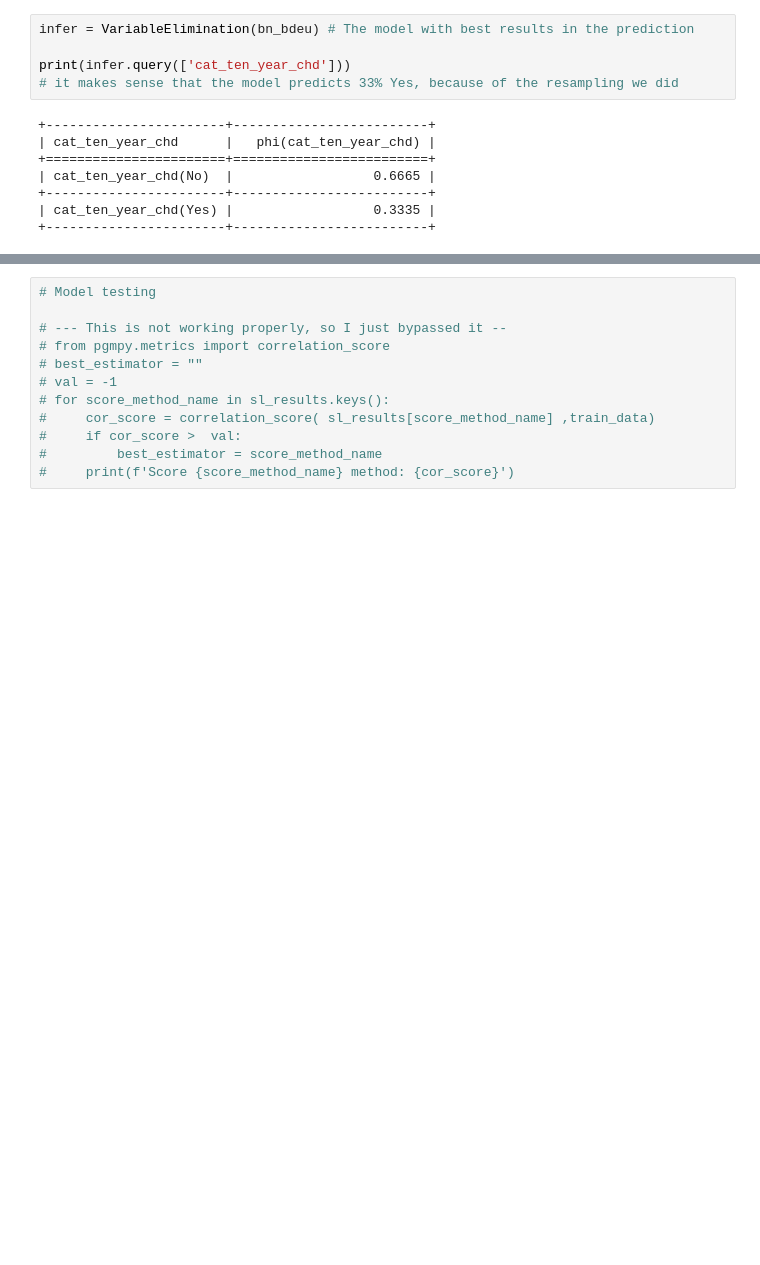
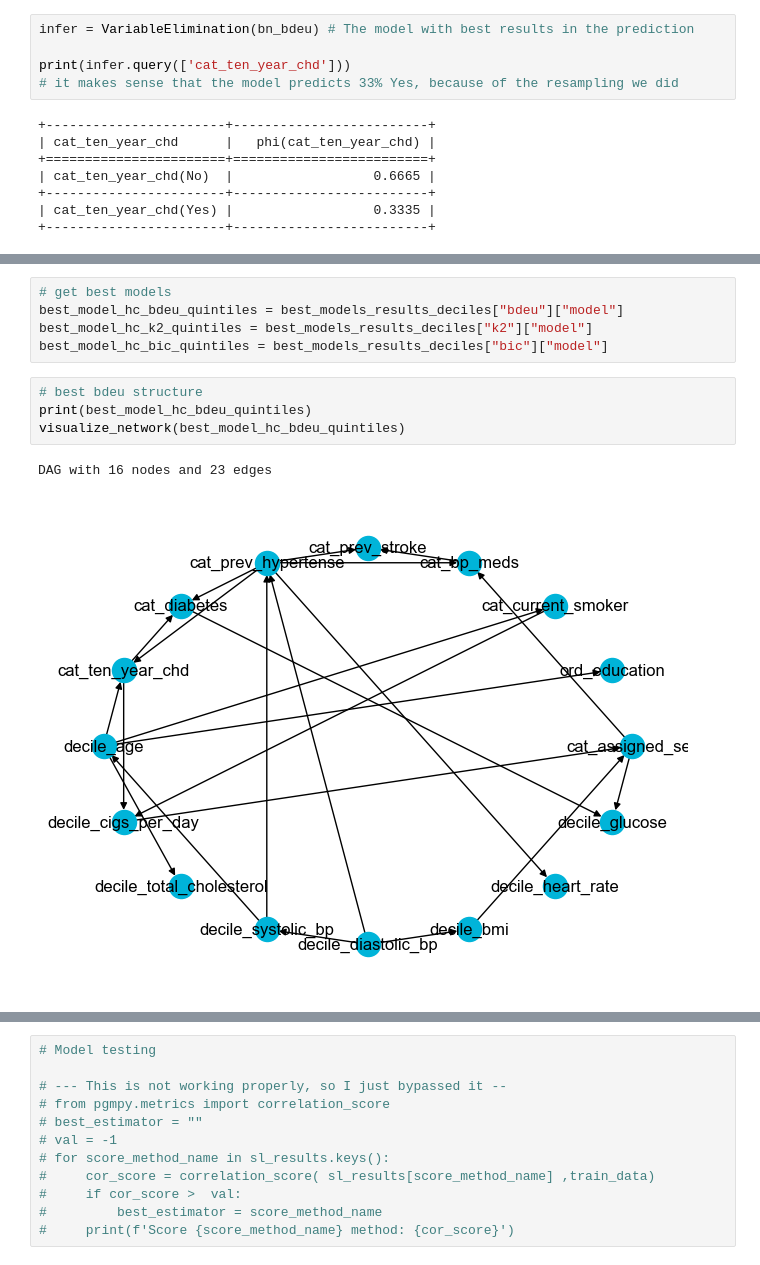
Before and after one commit to eduardotanqueiro/Project1-AAA, a Jupyter notebook: src/note.ipynb, the cells around one changed output, grey strips where cells are left out. Cells and saved outputs as stored; diff of their text form; blank space fills up the shorter version.

```diff
--- a/src/note.ipynb
+++ b/src/note.ipynb
@@ -930,0 +1034,12 @@ print( infer.query( ["cat_ten_year_chd"], evidence = {"cat_glucose": ">=125 mg/d
+# %%
+# get best models
+best_model_hc_bdeu_quintiles = best_models_results_deciles["bdeu"]["model"]
+best_model_hc_k2_quintiles = best_models_results_deciles["k2"]["model"]
+best_model_hc_bic_quintiles = best_models_results_deciles["bic"]["model"]
+# %%
+# best bdeu structure
+print(best_model_hc_bdeu_quintiles)
+visualize_network(best_model_hc_bdeu_quintiles)
+# %% [output]
+DAG with 16 nodes and 23 edges
+[figure, added]
```
Also changed, not shown: parts of 24 cells of this notebook.
